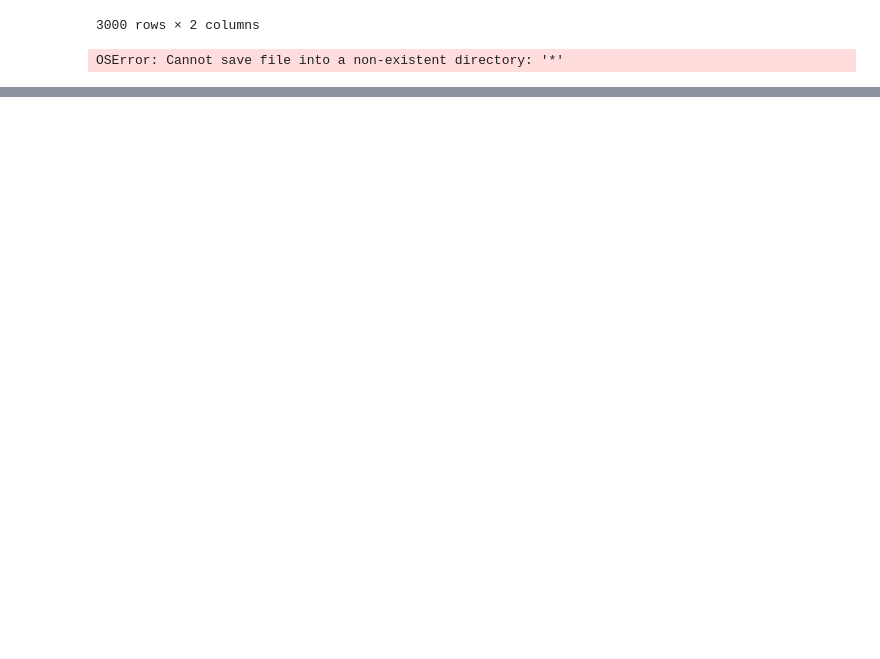
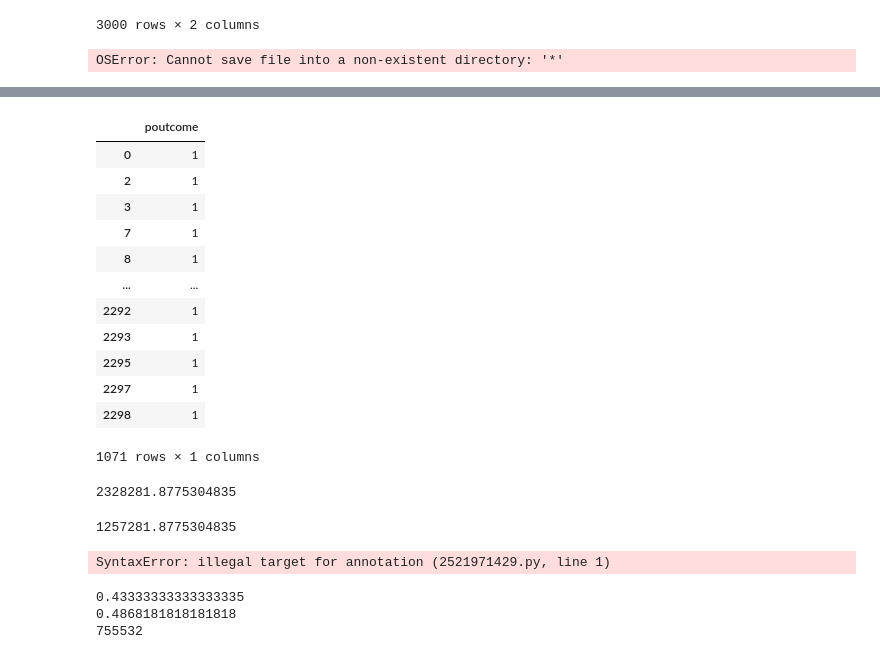
Before and after one commit to braverun/cb_case_study, a Jupyter notebook: cb_case_study.ipynb, the cells around one changed output, grey strips where cells are left out. Cells and saved outputs as stored; diff of their text form; code cells hidden in the pictures; blank space fills up the shorter version.

```diff
--- a/cb_case_study.ipynb
+++ b/cb_case_study.ipynb
@@ -809,0 +813,33 @@ print(top_3000_customers)
+# %%
+contacted_customers_base_success = contacted_customers_base.query("poutcome == '1'")
+contacted_customers_base_success
+# %% [output]
+|  | poutcome |
+| 0 | 1 |
+| 2 | 1 |
+| 3 | 1 |
+| 7 | 1 |
+| 8 | 1 |
+| ... | ... |
+| 2292 | 1 |
+| 2293 | 1 |
+| 2295 | 1 |
+| 2297 | 1 |
+| 2298 | 1 |
+1071 rows × 1 columns
+# %%
+OriginalSales= 1071 * column_mean_AVGBAL
+OriginalSales
+# %% [output]
+2328281.8775304835
+# %%
+OriginalRevenue = OriginalSales - (1071 * 1000)
+OriginalRevenue
+# %% [output]
+1257281.8775304835
+# %%
+ORG - Success : 1071 oo 2200
+OriginalSales : 2 328 281
+OriginalRevenue : 1 257 281
+# %% [output]
+SyntaxError: illegal target for annotation (2521971429.py, line 1)
@@ -809,0 +850,9 @@ print(top_3000_customers)
+# %%
+print(1300/3000)
+print(1071/2200)
+
+print(2012813 - 1257281)
+# %% [output]
+0.43333333333333335
+0.4868181818181818
+755532
```
Also changed, not shown: parts of 31 cells of this notebook, 4 other files.
